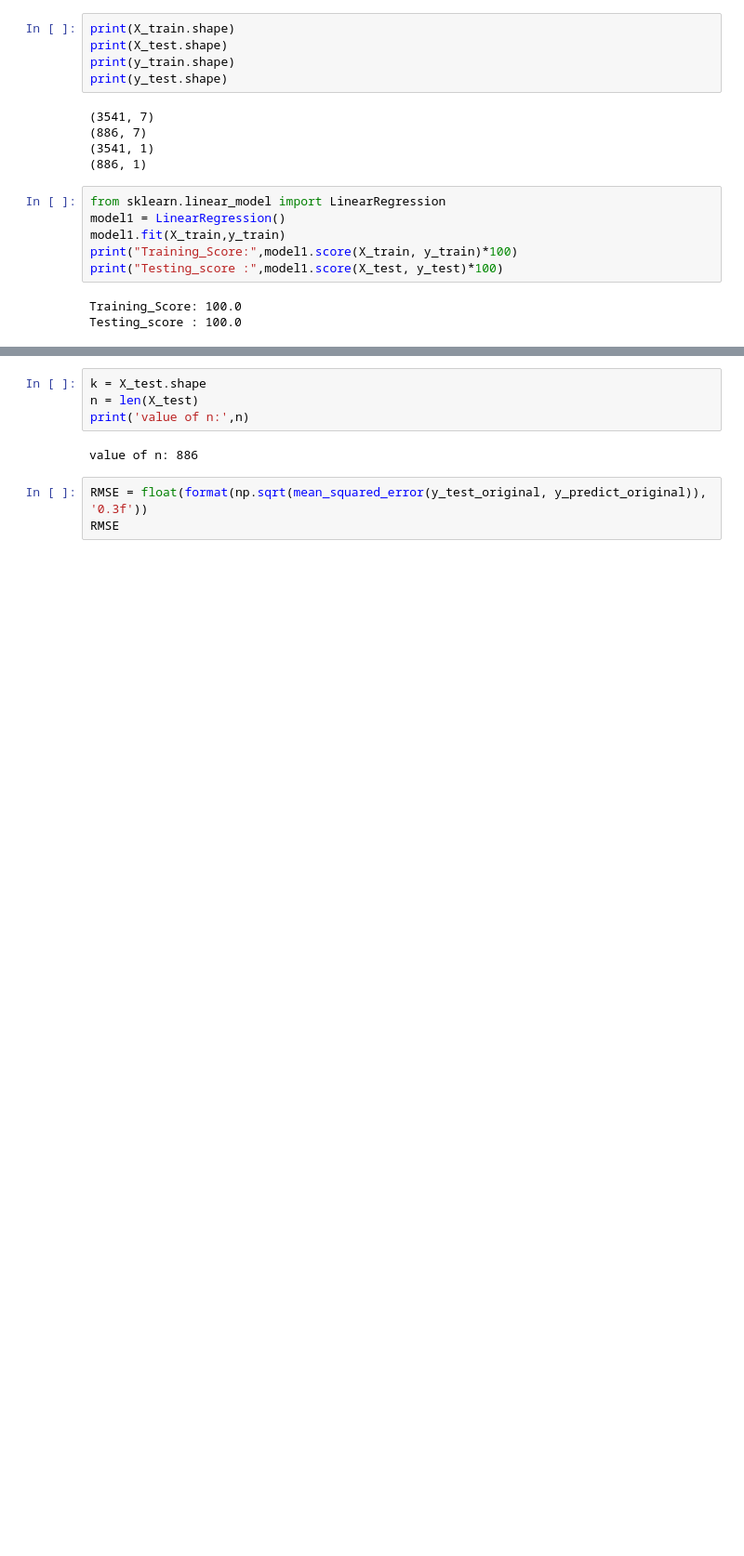
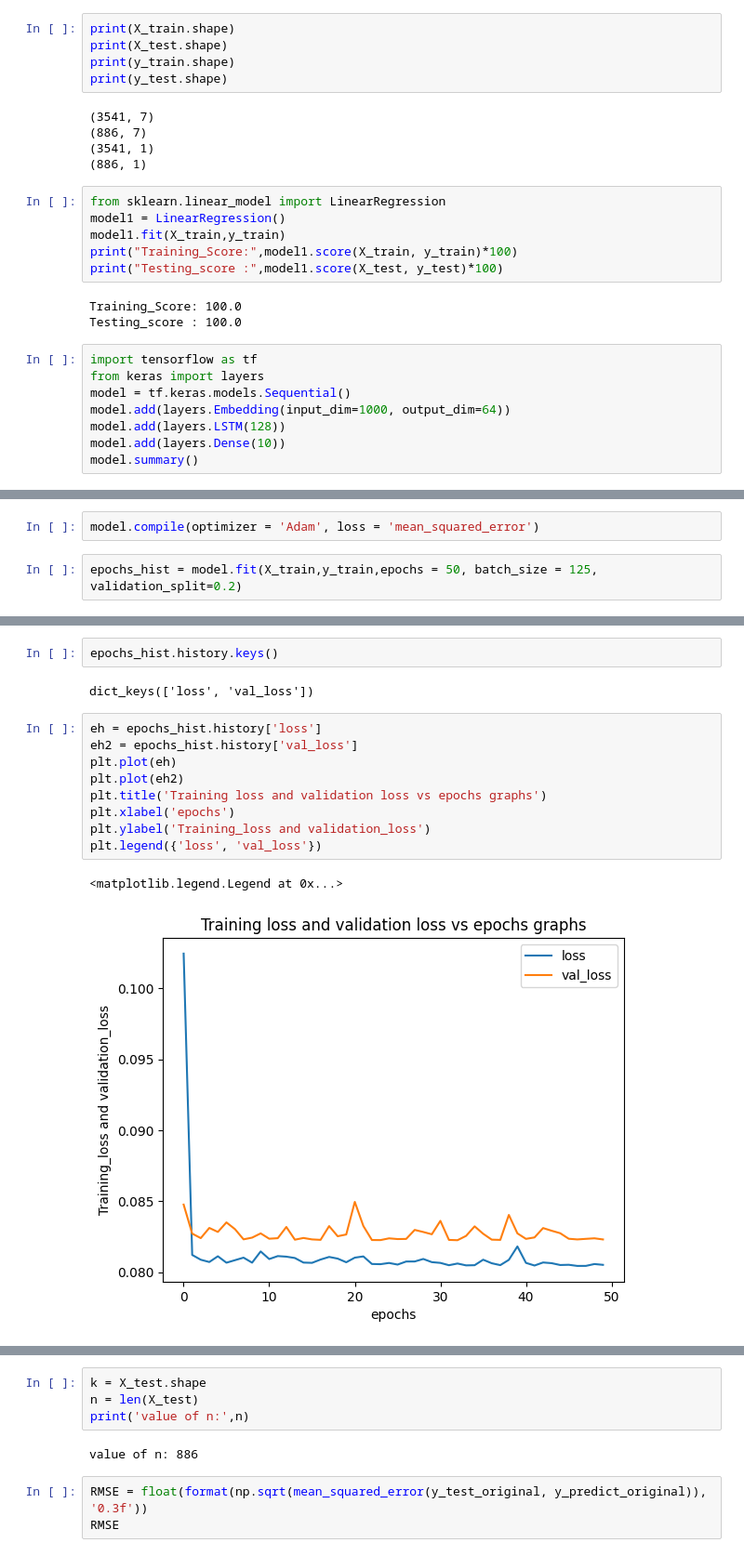
Before and after one commit to MonicaaY/B.Intern, a Jupyter notebook: Task_2_Stock_Prediction.ipynb, the cells around one changed output, grey strips where cells are left out. Shown at 93% size. Cells and saved outputs as stored; diff of their text form; blank space fills up the shorter version.

```diff
--- a/Task_2_Stock_Prediction.ipynb
+++ b/Task_2_Stock_Prediction.ipynb
@@ -407,3 +181,11 @@ print("Testing_score :",model1.score(X_test, y_test)*100)
 # %% [output]
 Training_Score: 100.0
 Testing_score : 100.0
+# %%
+import tensorflow as tf
+from keras import layers
+model = tf.keras.models.Sequential()
+model.add(layers.Embedding(input_dim=1000, output_dim=64))
+model.add(layers.LSTM(128))
+model.add(layers.Dense(10))
+model.summary()
@@ -409,0 +208,4 @@ Testing_score : 100.0
+# %%
+model.compile(optimizer = 'Adam', loss = 'mean_squared_error')
+# %%
+epochs_hist = model.fit(X_train,y_train,epochs = 50, batch_size = 125, validation_split=0.2)
@@ -409,0 +230,16 @@ Testing_score : 100.0
+# %%
+epochs_hist.history.keys()
+# %% [output]
+dict_keys(['loss', 'val_loss'])
+# %%
+eh = epochs_hist.history['loss']
+eh2 = epochs_hist.history['val_loss']
+plt.plot(eh)
+plt.plot(eh2)
+plt.title('Training loss and validation loss vs epochs graphs')
+plt.xlabel('epochs')
+plt.ylabel('Training_loss and validation_loss')
+plt.legend({'loss', 'val_loss'})
+# %% [output]
+<matplotlib.legend.Legend at 0x...>
+[figure, added]
```
Also changed, not shown: parts of 17 cells of this notebook.
